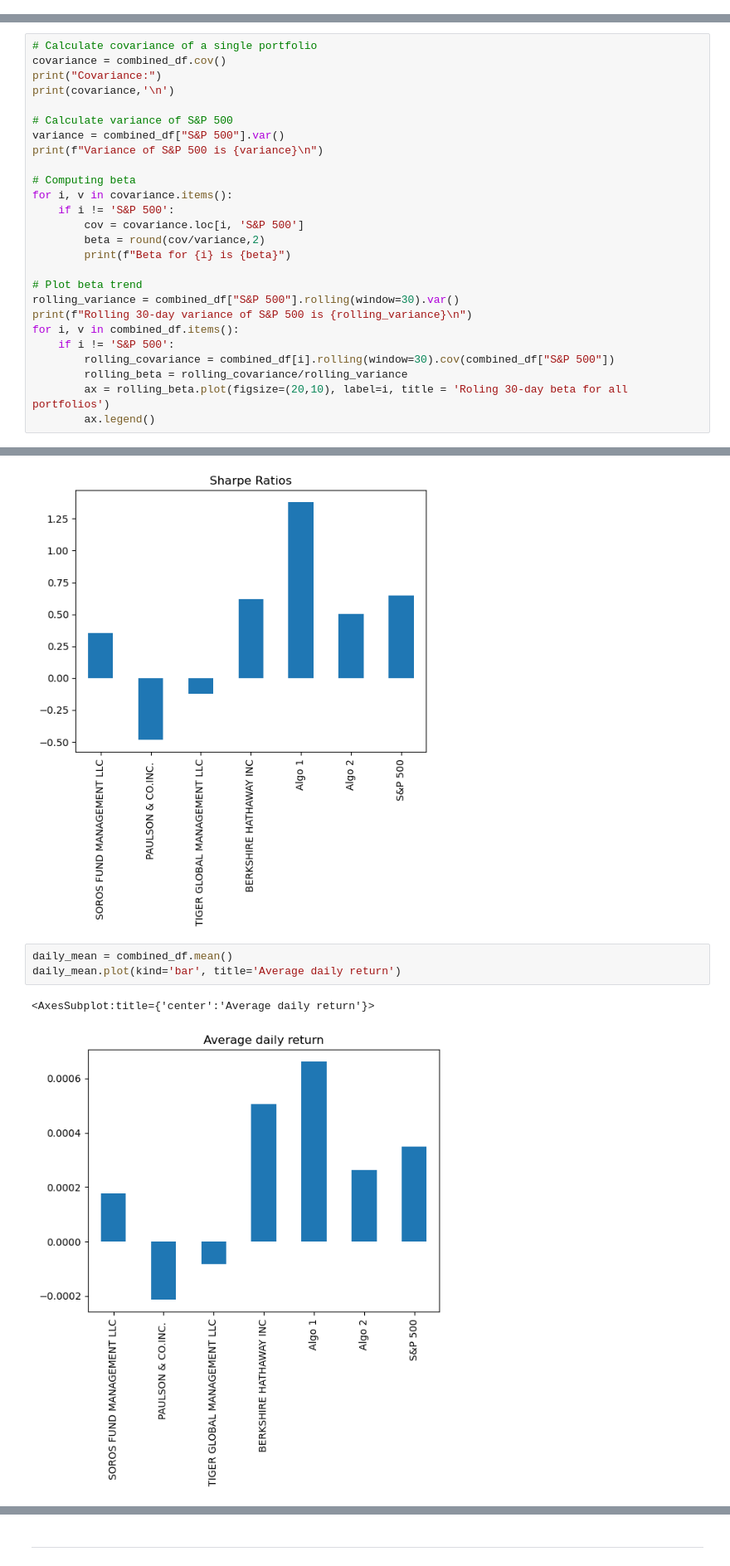
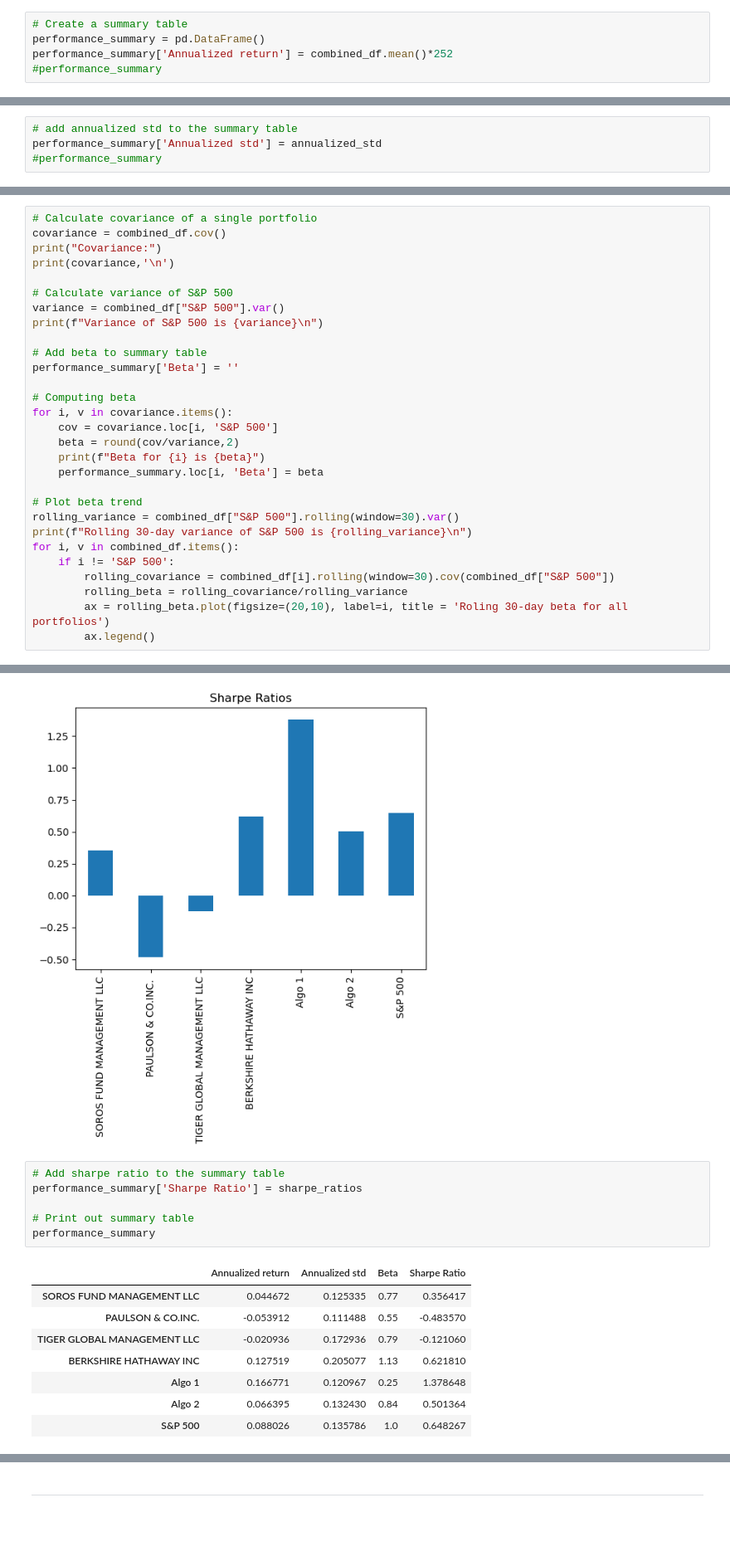
Before and after one commit to tingjun-yang/FinTech-Bootcamp, a Jupyter notebook: HW04/whale_analysis.ipynb, the cells around one changed output, grey strips where cells are left out. Shown at 83% size. Drawn from its saved outputs; the diff is of its cells as text; blank space fills up the shorter version.

```diff
--- a/HW04/whale_analysis.ipynb
+++ b/HW04/whale_analysis.ipynb
@@ -205,6 +205,11 @@ cumu_returns.plot(figsize=(20,10), title='Cumulative returns of each portfolio')
 # %% [output]
 <AxesSubplot:title={'center':'Cumulative returns of each portfolio'}, xlabel='Date'>
 [figure]
+# %%
+# Create a summary table
+performance_summary = pd.DataFrame()
+performance_summary['Annualized return'] = combined_df.mean()*252
+#performance_summary
 # %% [markdown]
 ---
 # %% [markdown]
@@ -268,6 +273,10 @@ Algo 1                         0.120967
 Algo 2                         0.132430
 S&P 500                        0.135786
 dtype: float64
+# %%
+# add annualized std to the summary table
+performance_summary['Annualized std'] = annualized_std
+#performance_summary
 # %% [markdown]
 ---
 # %% [markdown]
@@ -335,12 +344,15 @@ print(covariance,'\n')
 variance = combined_df["S&P 500"].var()
 print(f"Variance of S&P 500 is {variance}\n")
 
+# Add beta to summary table
+performance_summary['Beta'] = ''
+
 # Computing beta
 for i, v in covariance.items():
-    if i != 'S&P 500':
-        cov = covariance.loc[i, 'S&P 500']
-        beta = round(cov/variance,2)
-        print(f"Beta for {i} is {beta}")
+    cov = covariance.loc[i, 'S&P 500']
+    beta = round(cov/variance,2)
+    print(f"Beta for {i} is {beta}")
+    performance_summary.loc[i, 'Beta'] = beta
 
 # Plot beta trend
 rolling_variance = combined_df["S&P 500"].rolling(window=30).var()
@@ -408,12 +420,21 @@ sharpe_ratios.plot(kind='bar', title='Sharpe Ratios')
 # %% [output]
 <AxesSubplot:title={'center':'Sharpe Ratios'}>
 [figure]
-# %%
-daily_mean = combined_df.mean()
-daily_mean.plot(kind='bar', title='Average daily return')
-# %% [output]
-<AxesSubplot:title={'center':'Average daily return'}>
-[figure, removed]
+# %%
+# Add sharpe ratio to the summary table
+performance_summary['Sharpe Ratio'] = sharpe_ratios
+
+# Print out summary table
+performance_summary
+# %% [output]
+|  | Annualized return | Annualized std | Beta | Sharpe Ratio |
+| SOROS FUND MANAGEMENT LLC | 0.044672 | 0.125335 | 0.77 | 0.356417 |
+| PAULSON & CO.INC. | -0.053912 | 0.111488 | 0.55 | -0.483570 |
+| TIGER GLOBAL MANAGEMENT LLC | -0.020936 | 0.172936 | 0.79 | -0.121060 |
+| BERKSHIRE HATHAWAY INC | 0.127519 | 0.205077 | 1.13 | 0.621810 |
+| Algo 1 | 0.166771 | 0.120967 | 0.25 | 1.378648 |
+| Algo 2 | 0.066395 | 0.132430 | 0.84 | 0.501364 |
+| S&P 500 | 0.088026 | 0.135786 | 1.0 | 0.648267 |
 # %% [markdown]
 ### Determine whether the algorithmic strategies outperform both the market (S&P 500) and the whales portfolios.
 
```
Also changed, not shown: parts of 12 cells of this notebook.
